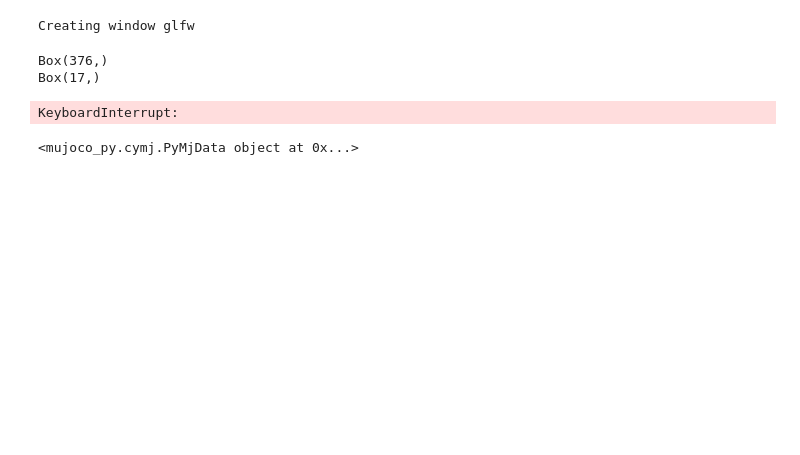
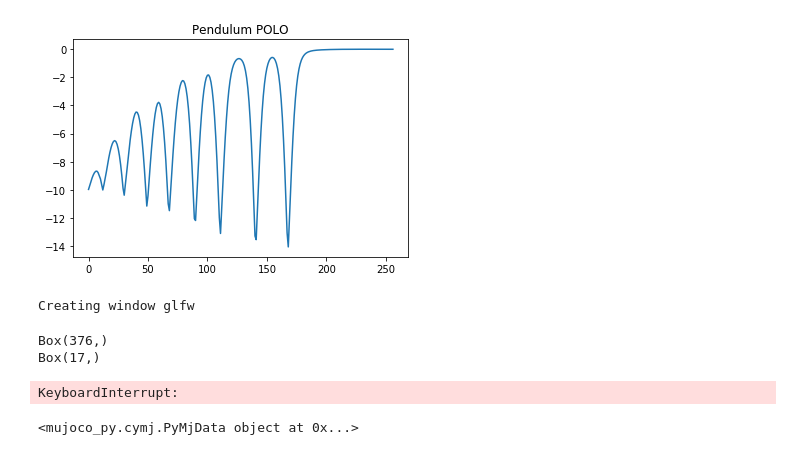
Before and after one commit to ZhizhenQin/POLO, a Jupyter notebook: POLO.ipynb, the cells around one changed output. Cells and saved outputs as stored; diff of their text form; code cells hidden in the pictures; blank space fills up the shorter version.

```diff
--- a/POLO.ipynb
+++ b/POLO.ipynb
@@ -249,3 +274,10 @@ KeyboardInterrupt:
+# %%
+import matplotlib.pyplot as plt
+plt.title("Pendulum POLO")
+plt.plot(range(len(rewards)), rewards)
+plt.show()
+# %% [output]
+[figure, added]
 # %%
 ENV_NAME = "HumanoidStandup-v2"
 TIMESTEPS = 14 # T
```
Also changed, not shown: parts of 5 cells of this notebook.
